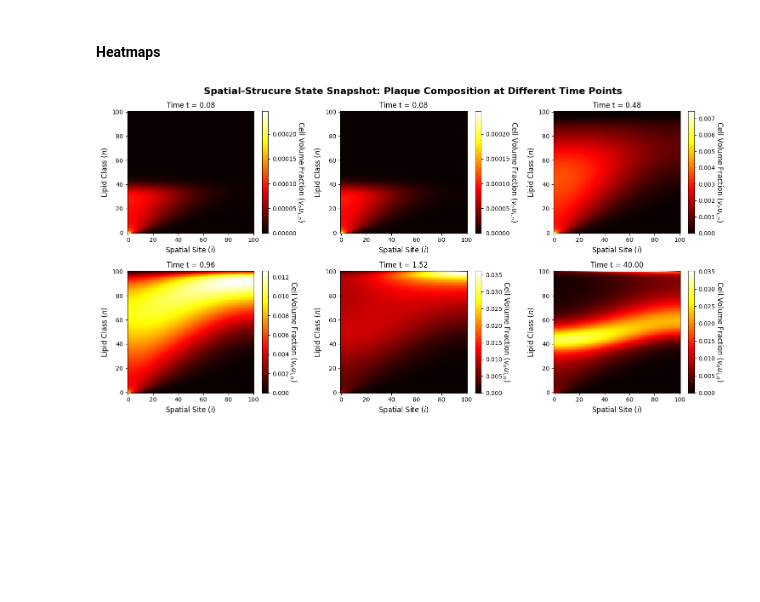
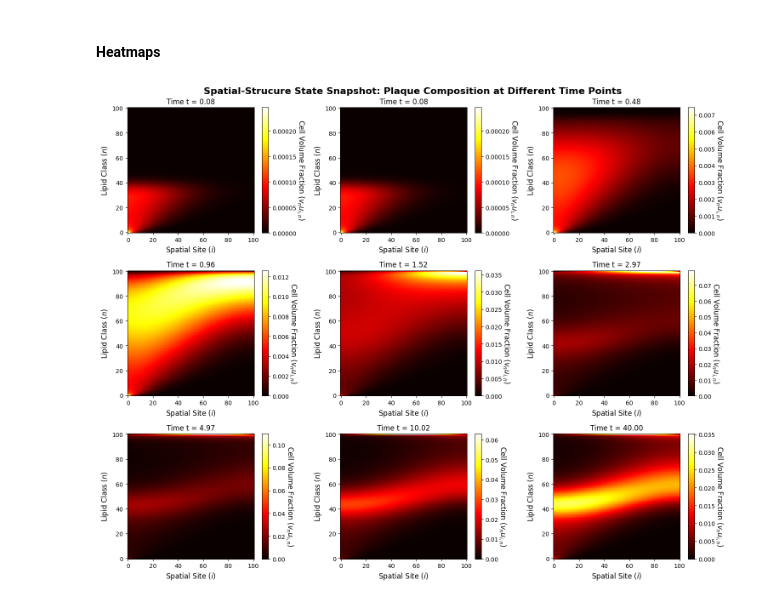
Before and after one commit to eleonoraagostinelli/VolumeFilling-Multiscale-Model, a Jupyter notebook: Discrete_SpaceStructure_Solver.ipynb, the cells around one changed output. Drawn from its saved outputs; the diff is of its cells as text; code cells hidden in the pictures; blank space fills up the shorter version.

Commit message:
Add extra time points in the heatmaps

```diff
--- a/Discrete_SpaceStructure_Solver.ipynb
+++ b/Discrete_SpaceStructure_Solver.ipynb
@@ -436,7 +433,7 @@ plt.show()
 #### Heatmaps
 # %%
 # Plot the heatmap of the local macrophage volume fraction at different time points
-time_points_heatmap = [0.05, 0.1, 0.5, 1.0, 1.5, t_final]
+time_points_heatmap = [0.05, 0.1, 0.5, 1.0, 1.5, 3, 5, 10, t_final]
 
 num_plots = len(time_points_heatmap)
 ncols = min(3, num_plots)
@@ -453,31 +450,31 @@ else:
 
 for plot_idx, time in enumerate(time_points_heatmap):
     ax = axes[plot_idx]
     idx = np.argmin(np.abs(sol.t - time))
     actual_t = sol.t[idx]
 
     mesh = ax.pcolormesh(model.i_array, model.n_array, (U[idx, :, :] * model.v).T,
                      cmap='hot', shading='auto') # hot, OrRd, Reds
 
     # Add the Colorbar so we can read the values
     cbar = fig.colorbar(mesh, ax=ax)
     cbar.set_label("Cell Volume Fraction ($v_n u_{i,n}$)", rotation=270, labelpad=15, fontsize=12)
 
     # Format the Plot
     ax.set_title(f"Time t = {actual_t:.2f}")
     ax.set_xlabel("Spatial Site ($i$)", fontsize=12)
     ax.set_ylabel("Lipid Class ($n$)", fontsize=12)
 
     #ax.set_xlim(0, 6)
     #ax.set_ylim(0, 6)
 
 # Hide any unused empty subplots at the end of the grid
 for empty_idx in range(num_plots, len(axes)):
     axes[empty_idx].set_visible(False)
 
 # Add title and automatically adjust layout
 fig.suptitle("Spatial-Strucure State Snapshot: Plaque Composition at Different Time Points", fontsize=16, fontweight='bold')
 plt.tight_layout()
 plt.show()
 # %% [output]
-[figure, old version]
+[figure, new version]
```
Also changed, not shown: parts of 2 cells of this notebook.
